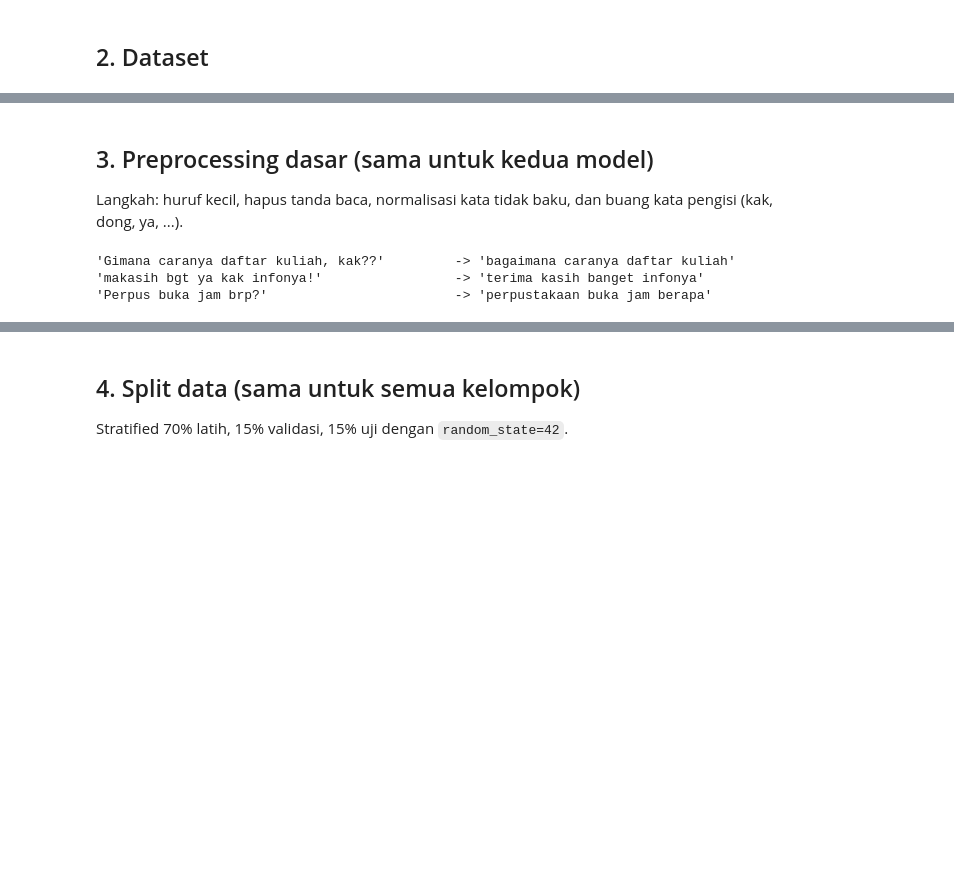
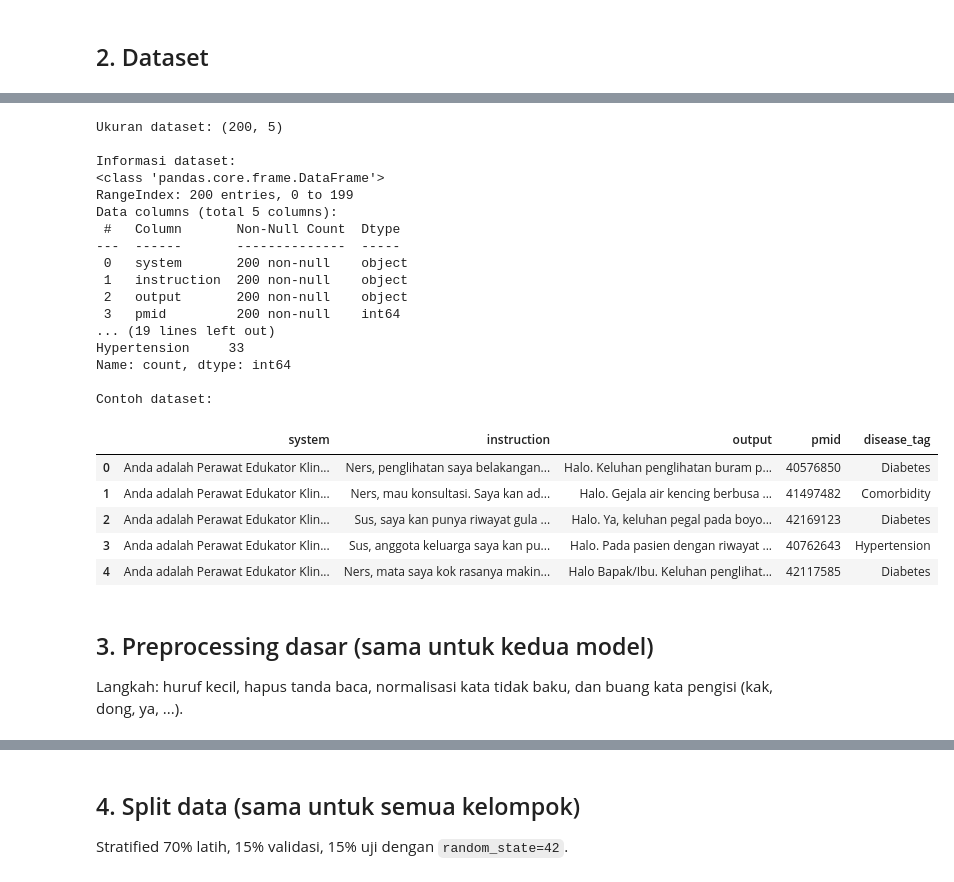
Before and after one commit to sakhiasyam18/NLP-Semester-5, a Jupyter notebook: Pertemuan 11/submitChatbot_Pertemuan11.ipynb, the cells around one changed output, grey strips where cells are left out. Cells and saved outputs as stored; diff of their text form; code cells hidden in the pictures; blank space fills up the shorter version.

```diff
--- a/Pertemuan 11/submitChatbot_Pertemuan11.ipynb
+++ b/Pertemuan 11/submitChatbot_Pertemuan11.ipynb
@@ -57,32 +107,51 @@ Jumlah intent: 13
+# %%
+#LOAD DATASET & EXPLORATION
+
+
+df = pd.read_csv(DATASET_PATH)
+
+print("Ukuran dataset:", df.shape)
+print("\nInformasi dataset:")
+df.info()
+
+print("\nJumlah missing values:")
+print(df.isnull().sum())
+
+print("\nJumlah data duplikat:")
+print(df.duplicated(
+    subset=['instruction', 'output']
+).sum())
+
+print("\nDistribusi kategori penyakit:")
+print(df['disease_tag'].value_counts())
+
+print("\nContoh dataset:")
+display(df.head())
+# %% [output]
+Ukuran dataset: (200, 5)
+
+Informasi dataset:
+<class 'pandas.core.frame.DataFrame'>
+RangeIndex: 200 entries, 0 to 199
+Data columns (total 5 columns):
+ #   Column       Non-Null Count  Dtype
+---  ------       --------------  -----
+ 0   system       200 non-null    object
+ 1   instruction  200 non-null    object
+ 2   output       200 non-null    object
+ 3   pmid         200 non-null    int64
+... (19 lines left out)
+Hypertension     33
+Name: count, dtype: int64
+
+Contoh dataset:
+|  | system | instruction | output | pmid | disease_tag |
+| 0 | Anda adalah Perawat Edukator Klin... | Ners, penglihatan saya belakangan... | Halo. Keluhan penglihatan buram p... | 40576850 | Diabetes |
+| 1 | Anda adalah Perawat Edukator Klin... | Ners, mau konsultasi. Saya kan ad... | Halo. Gejala air kencing berbusa ... | 41497482 | Comorbidity |
+| 2 | Anda adalah Perawat Edukator Klin... | Sus, saya kan punya riwayat gula ... | Halo. Ya, keluhan pegal pada boyo... | 42169123 | Diabetes |
+| 3 | Anda adalah Perawat Edukator Klin... | Sus, anggota keluarga saya kan pu... | Halo. Pada pasien dengan riwayat ... | 40762643 | Hypertension |
+| 4 | Anda adalah Perawat Edukator Klin... | Ners, mata saya kok rasanya makin... | Halo Bapak/Ibu. Keluhan penglihat... | 42117585 | Diabetes |
 # %% [markdown]
 ## 3. Preprocessing dasar (sama untuk kedua model)
 
 Langkah: huruf kecil, hapus tanda baca, normalisasi kata tidak baku, dan buang kata pengisi (kak, dong, ya, ...).
-# %%
-NORMALISASI = {
-    "gak": "tidak", "ga": "tidak", "gk": "tidak", "nggak": "tidak", "ngga": "tidak",
-    "udah": "sudah", "yaudah": "ya sudah", "aja": "saja", "gimana": "bagaimana", "bgmn": "bagaimana",
-    "brp": "berapa", "bgt": "banget", "yg": "yang", "dgn": "dengan", "sy": "saya", "gue": "saya",
-    "makasih": "terima kasih", "trims": "terima kasih", "thanks": "terima kasih", "thx": "terima kasih",
-    "tengkyu": "terima kasih", "perpus": "perpustakaan", "wa": "whatsapp", "hallo": "halo", "hai": "halo", "haloo": "halo", "halooo": "halo"
-}
-KATA_PENGISI = {"kak", "dong", "ya", "nih", "deh", "sih", "kok", "yah", "pak", "bu"}
-
-def preprocess(teks):
-    teks = str(teks).lower()
-    teks = re.sub(r"[^a-z0-9\s]", " ", teks)
-    teks = re.sub(r"\s+", " ", teks).strip()
-    hasil = []
-    for kata in teks.split():
-        kata = NORMALISASI.get(kata, kata)
-        hasil.extend(k for k in kata.split() if k not in KATA_PENGISI)
-    return " ".join(hasil)
-
-for contoh in ["Gimana caranya daftar kuliah, kak??", "makasih bgt ya kak infonya!", "Perpus buka jam brp?"]:
-    print(f"{contoh!r:45} -> {preprocess(contoh)!r}")
-
-df["bersih"] = df["pertanyaan"].apply(preprocess)
-# %% [output]
-'Gimana caranya daftar kuliah, kak??'         -> 'bagaimana caranya daftar kuliah'
-'makasih bgt ya kak infonya!'                 -> 'terima kasih banget infonya'
-'Perpus buka jam brp?'                        -> 'perpustakaan buka jam berapa'
```
Also changed, not shown: parts of 27 cells of this notebook, 7 other files.
